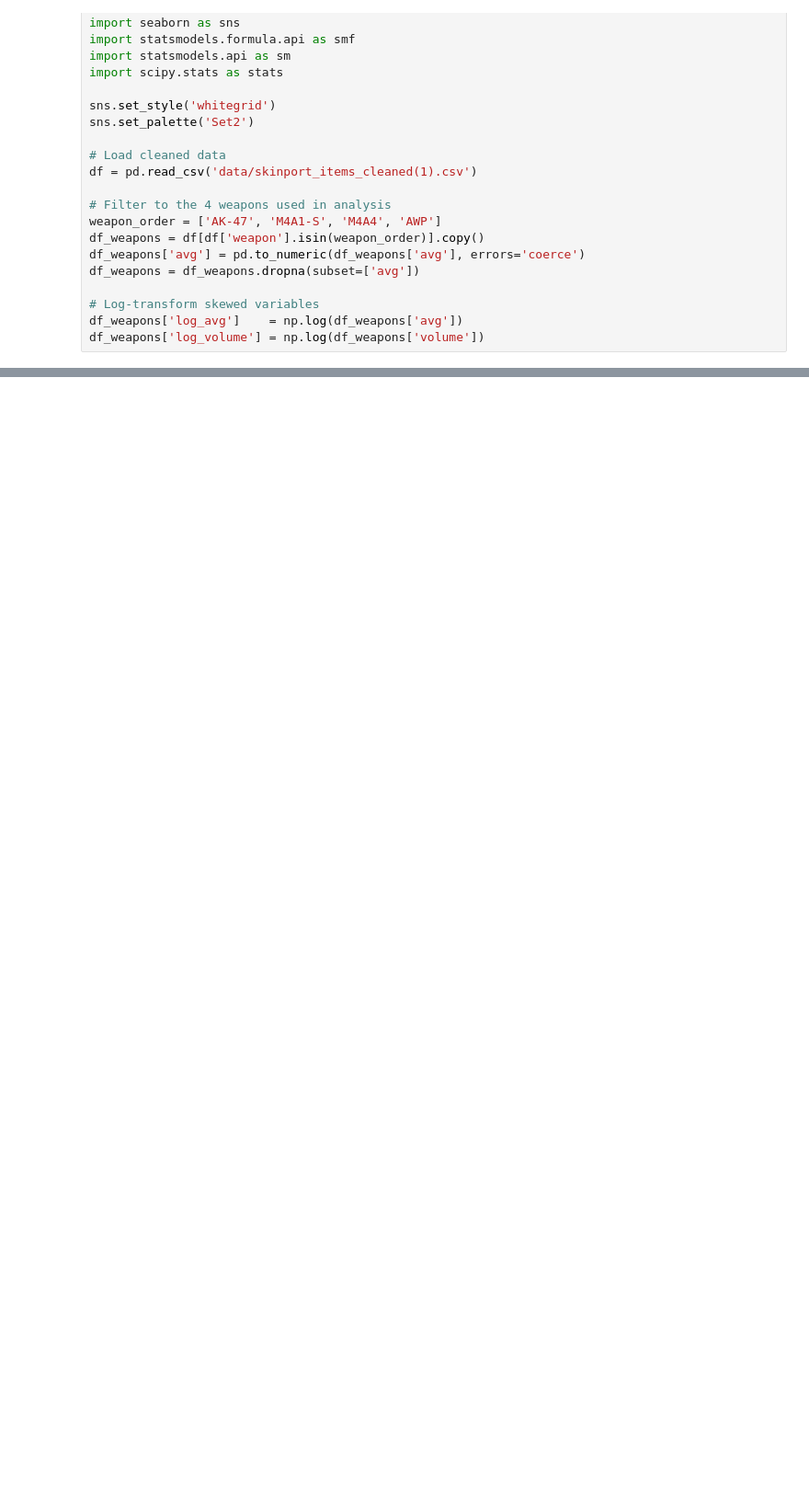
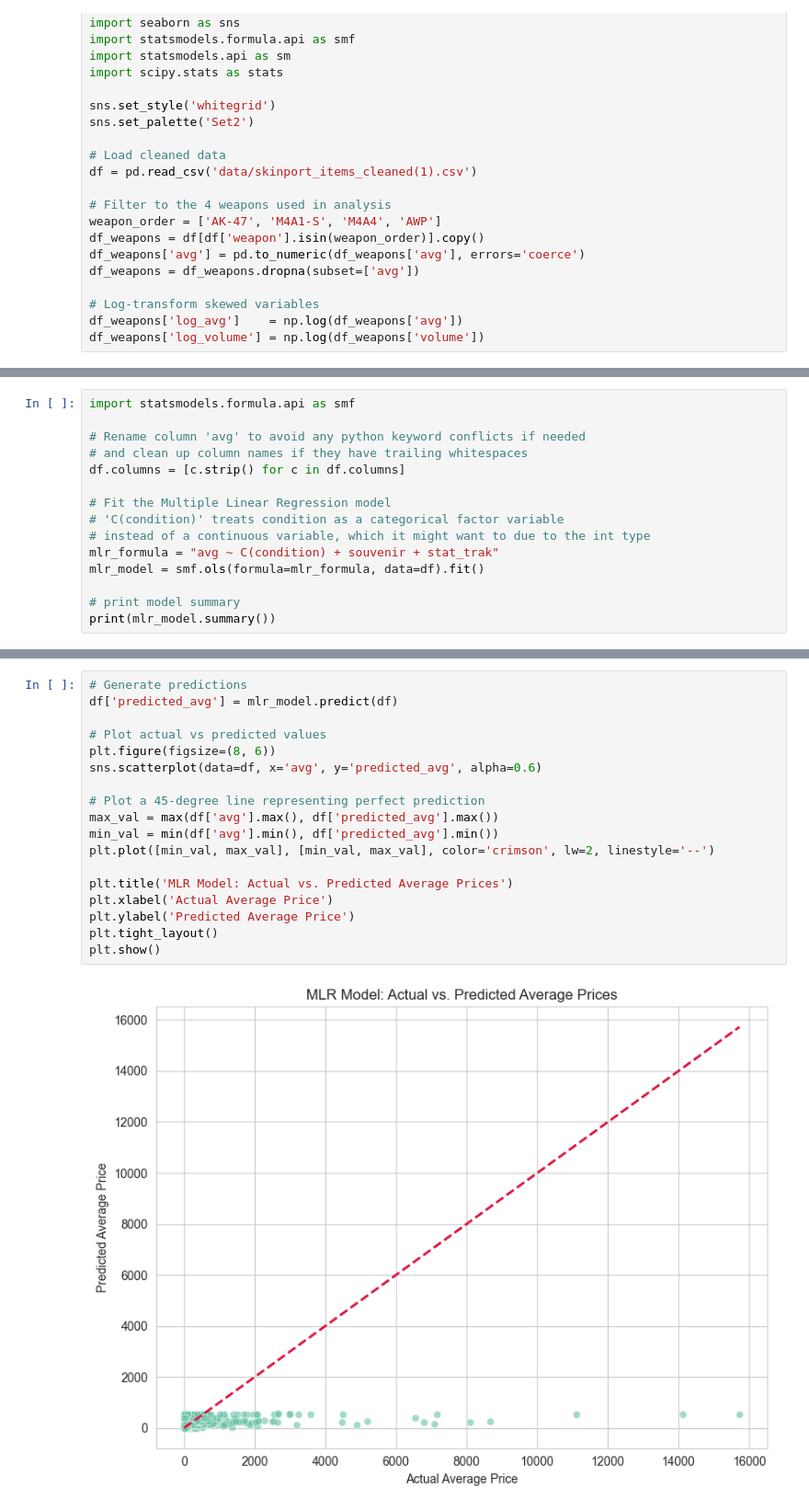
Before and after one commit to Taiac1/PSTAT-100-Final-Project, a Jupyter notebook: notebooks/final_report.ipynb, the cells around one changed output, grey strips where cells are left out. Shown at 92% size. Saved outputs shown, nothing was run; the diff lists cells and outputs as text; blank space fills up the shorter version.

```diff
--- a/notebooks/final_report.ipynb
+++ b/notebooks/final_report.ipynb
@@ -619,0 +623,15 @@ df_weapons['log_volume'] = np.log(df_weapons['volume'])
+# %%
+import statsmodels.formula.api as smf
+
+# Rename column 'avg' to avoid any python keyword conflicts if needed
+# and clean up column names if they have trailing whitespaces
+df.columns = [c.strip() for c in df.columns]
+
+# Fit the Multiple Linear Regression model
+# 'C(condition)' treats condition as a categorical factor variable
+# instead of a continuous variable, which it might want to due to the int type
+mlr_formula = "avg ~ C(condition) + souvenir + stat_trak"
+mlr_model = smf.ols(formula=mlr_formula, data=df).fit()
+
+# print model summary
+print(mlr_model.summary())
@@ -620,2 +658,22 @@ df_weapons['log_volume'] = np.log(df_weapons['volume'])
+# %%
+# Generate predictions
+df['predicted_avg'] = mlr_model.predict(df)
+
+# Plot actual vs predicted values
+plt.figure(figsize=(8, 6))
+sns.scatterplot(data=df, x='avg', y='predicted_avg', alpha=0.6)
+
+# Plot a 45-degree line representing perfect prediction
+max_val = max(df['avg'].max(), df['predicted_avg'].max())
+min_val = min(df['avg'].min(), df['predicted_avg'].min())
+plt.plot([min_val, max_val], [min_val, max_val], color='crimson', lw=2, linestyle='--')
+
+plt.title('MLR Model: Actual vs. Predicted Average Prices')
+plt.xlabel('Actual Average Price')
+plt.ylabel('Predicted Average Price')
+plt.tight_layout()
+plt.show()
+# %% [output]
+[figure, added]
 # %% [markdown]
 ---
```
Also changed, not shown: parts of 32 cells of this notebook, 1 other file.
